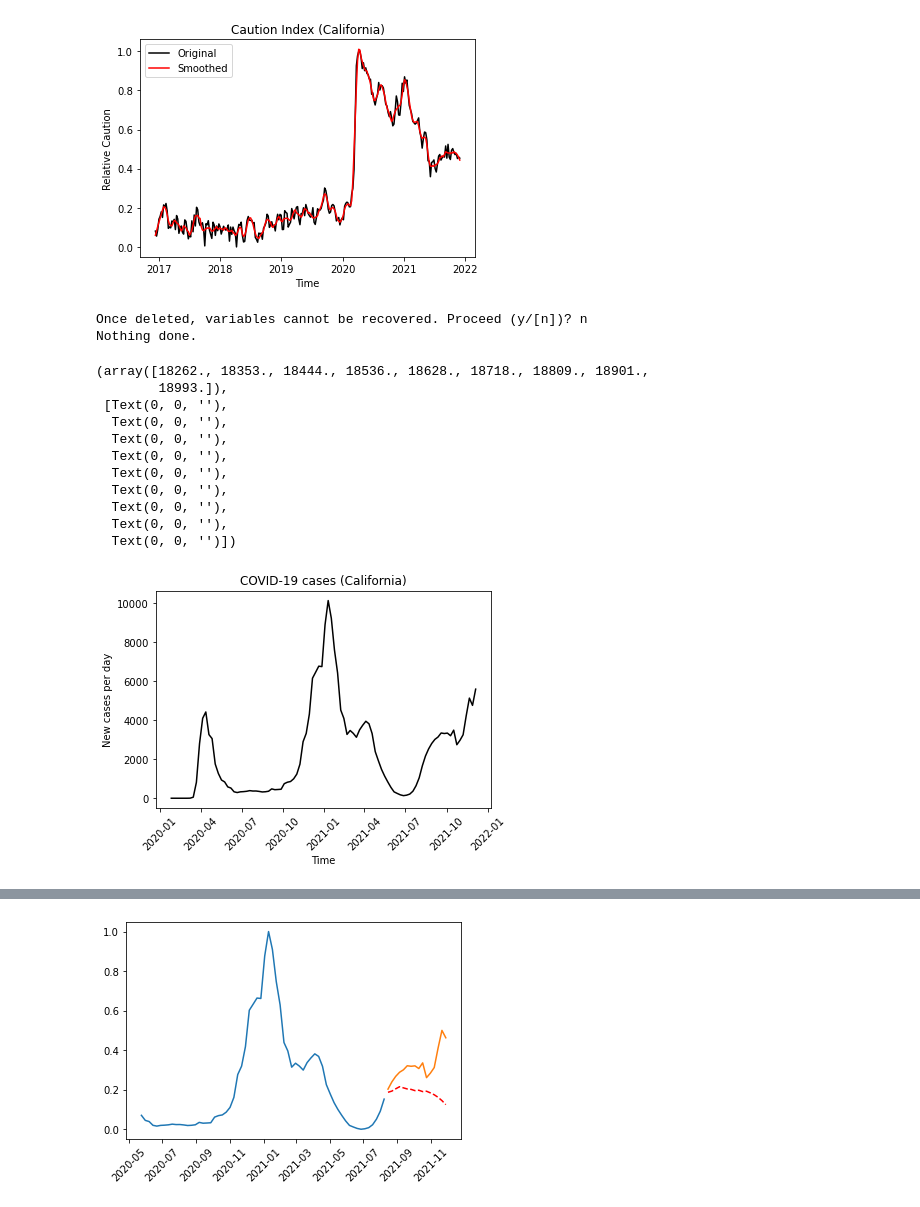
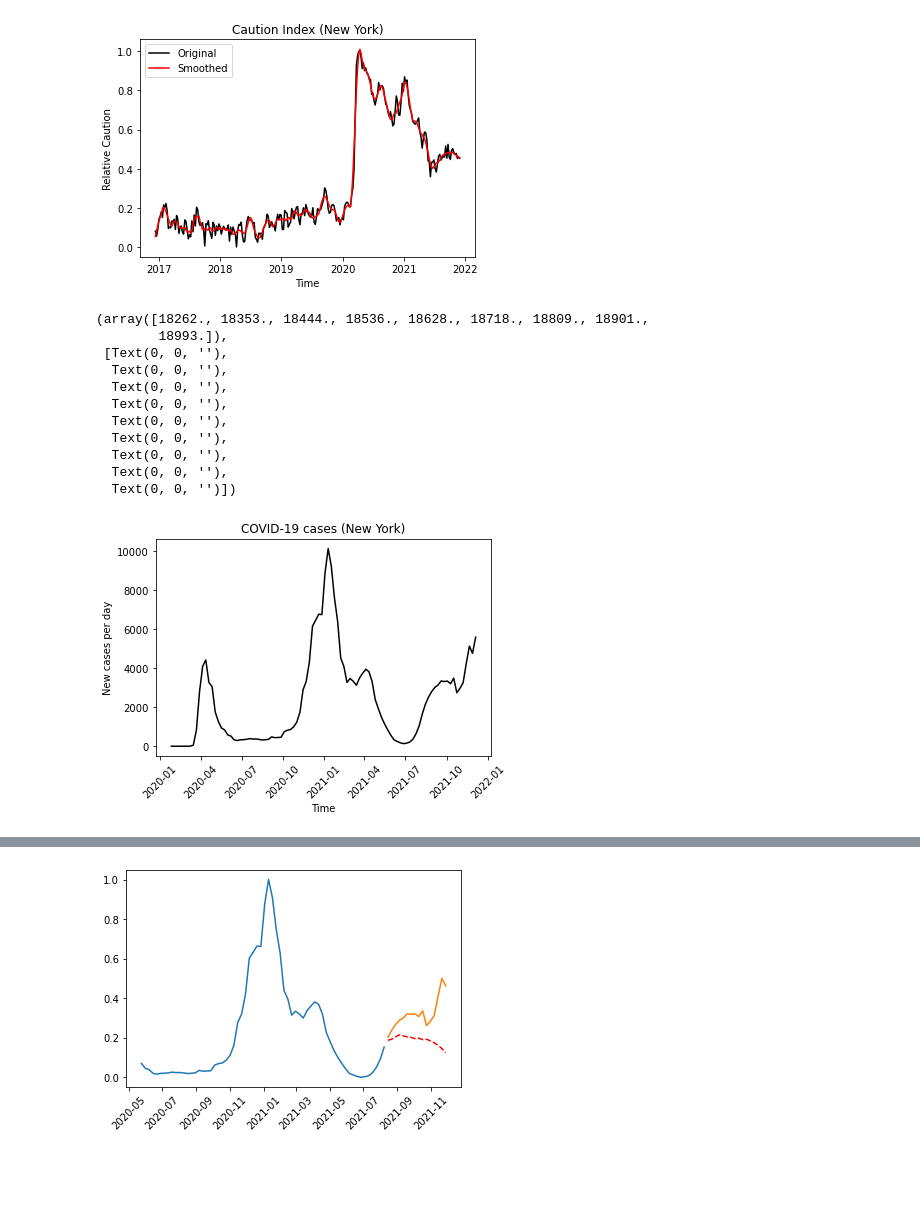
Before and after one commit to xpliu16/COVID_prediction, a Jupyter notebook: Time_series_prediction.ipynb, the cells around one changed output, grey strips where cells are left out. Drawn from its saved outputs; the diff is of its cells as text; code cells hidden in the pictures; blank space fills up the shorter version.

```diff
--- a/Time_series_prediction.ipynb
+++ b/Time_series_prediction.ipynb
@@ -2,6 +2,7 @@
 import pandas as pd
 import numpy as np
 import matplotlib.pyplot as plt
+from datetime import date
 #from matplotlib.dates import DateFormatter
 #import matplotlib.dates as mdates
 import seaborn as sns
@@ -13,47 +14,41 @@ from scipy.signal import savgol_filter
 from scipy.optimize import curve_fit
 from statsmodels.tsa.stattools import grangercausalitytests
 from statsmodels.tsa.stattools import adfuller
+from statsmodels.tsa.stattools import coint
 from statsmodels.tsa.vector_ar.var_model import VAR
 from statsmodels.tsa.arima.model import ARIMA
 from pmdarima.arima import auto_arima
+from statsmodels.tsa.vector_ar.vecm import VECM, select_coint_rank
 
 %matplotlib inline
 
 def mape(actual, fc):
     actual, fc = np.array(actual), np.array(fc)
     return np.mean(np.abs((actual - fc) / actual)) * 100
 
 def func_exp(t, tau):
     return np.exp(-t / tau)
 
 df1 = pd.read_csv("C:\\Users\\Ping\\Desktop\\Project\\COVID_prediction\\data\\gtrend_caution.csv")
 df1.head()
 df1['date'] = pd.to_datetime(df1.date)
 df1.set_index("date", inplace = True)
 
 fig, ax = plt.subplots()
 ax.plot(df1.caution,'k-')
 ax.set_xlabel("Time")
 ax.set_ylabel("Relative Caution")
-ax.set_title("Caution Index (California)")
+ax.set_title("Caution Index (New York)")
 
 # Baseline period 2017-2019 should be flat
-df1['caution_sm'] = savgol_filter(df1.caution, window_length = 9, polyorder = 2)
+df1['caution_sm'] = savgol_filter(df1.caution, window_length = 11, polyorder = 2)
 ax.plot(df1.caution_sm,'r-')
 ax.legend(['Original','Smoothed'])
 plt.show()
 
 df1['caution'] = df1['caution_sm']
 # %% [output]
-[figure, old version]
+[figure, new version]
-# %%
-# Check for any embedded NaN's that need to be filled
-df_during[df_during.caution.isna()==True]
-df1
-%reset
-# %% [output]
-Once deleted, variables cannot be recovered. Proceed (y/[n])? n
-Nothing done.
 # %%
 #Read in COVID case numbers, diff, plot, plot autoregression
 
@@ -72,7 +67,7 @@ new_cases = df2.new_case.resample('W').mean()
 plt.plot(new_cases,'k-')
 plt.xlabel('Time')
 plt.ylabel('New cases per day')
-plt.title('COVID-19 cases (California)')
+plt.title('COVID-19 cases (New York)')
 plt.xticks(rotation=45)
 # %% [output]
 (array([18262., 18353., 18444., 18536., 18628., 18718., 18809., 18901.,
@@ -86,4 +81,4 @@ plt.xticks(rotation=45)
   Text(0, 0, ''),
   Text(0, 0, ''),
   Text(0, 0, '')])
-[figure, old version]
+[figure, new version]
```
Also changed, not shown: parts of 42 cells of this notebook, 1 other file.
